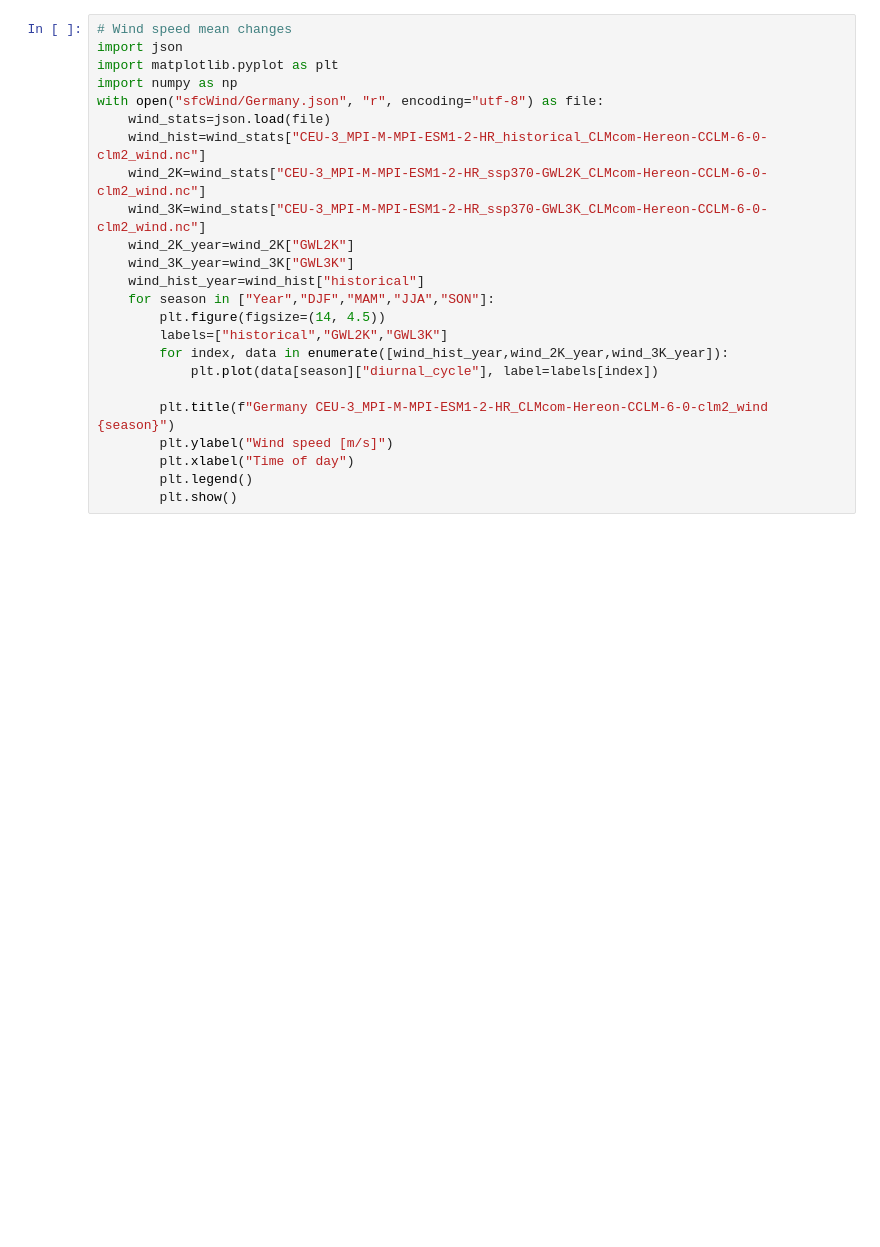
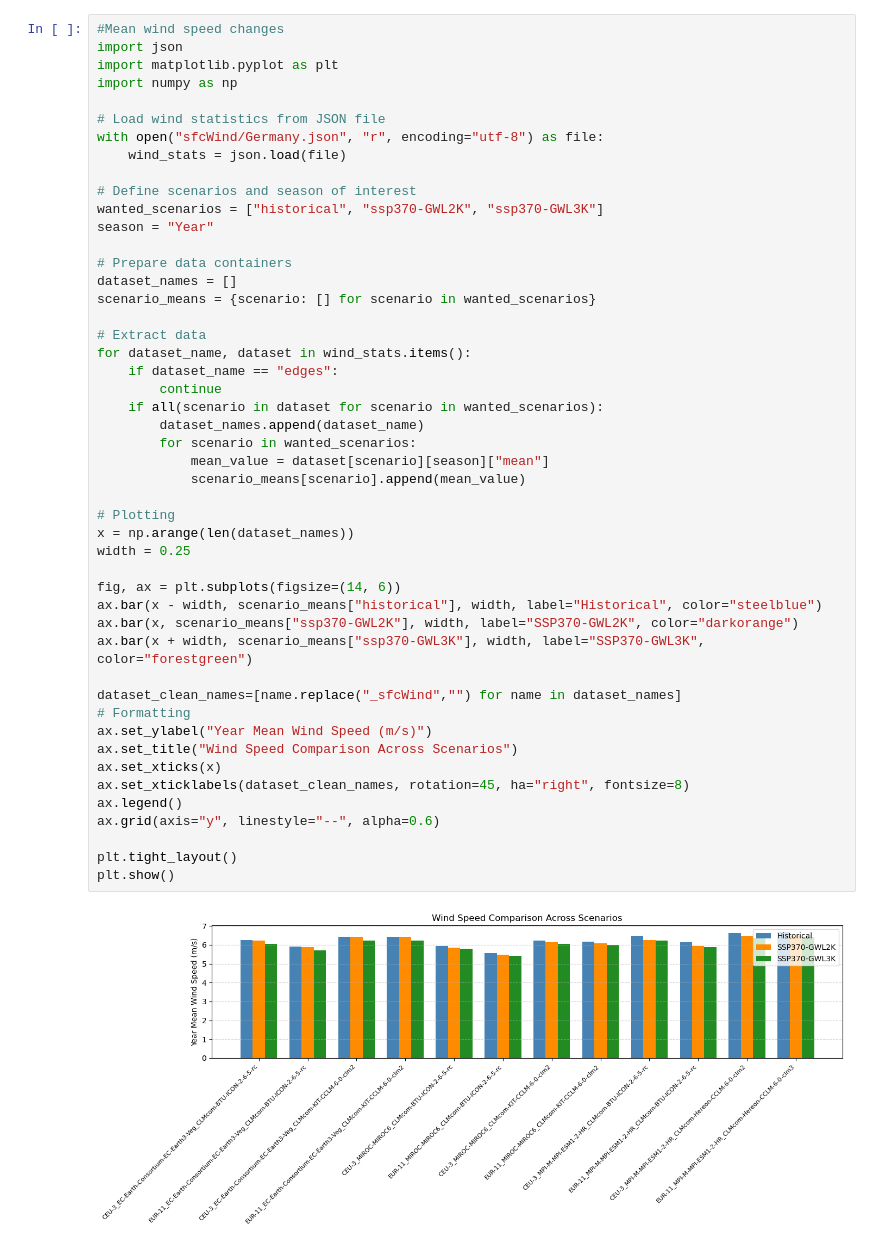
Before and after one commit to ATYslh/Dunkelflaute, a Jupyter notebook: Analysis_Scripts/visualization_wind.ipynb, the cells around one changed output. Drawn from its saved outputs; the diff is of its cells as text; blank space fills up the shorter version.

```diff
--- a/Analysis_Scripts/visualization_wind.ipynb
+++ b/Analysis_Scripts/visualization_wind.ipynb
@@ -237,24 +247,50 @@ plt.show()
-# %%
-# Wind speed mean changes
-import json
-import matplotlib.pyplot as plt
-import numpy as np
-with open("sfcWind/Germany.json", "r", encoding="utf-8") as file:
-    wind_stats=json.load(file)
-    wind_hist=wind_stats["CEU-3_MPI-M-MPI-ESM1-2-HR_historical_CLMcom-Hereon-CCLM-6-0-clm2_wind.nc"]
-    wind_2K=wind_stats["CEU-3_MPI-M-MPI-ESM1-2-HR_ssp370-GWL2K_CLMcom-Hereon-CCLM-6-0-clm2_wind.nc"]
-    wind_3K=wind_stats["CEU-3_MPI-M-MPI-ESM1-2-HR_ssp370-GWL3K_CLMcom-Hereon-CCLM-6-0-clm2_wind.nc"]
-    wind_2K_year=wind_2K["GWL2K"]
-    wind_3K_year=wind_3K["GWL3K"]
-    wind_hist_year=wind_hist["historical"]
-    for season in ["Year","DJF","MAM","JJA","SON"]:
-        plt.figure(figsize=(14, 4.5))
-        labels=["historical","GWL2K","GWL3K"]
-        for index, data in enumerate([wind_hist_year,wind_2K_year,wind_3K_year]):
-            plt.plot(data[season]["diurnal_cycle"], label=labels[index])
-
-        plt.title(f"Germany CEU-3_MPI-M-MPI-ESM1-2-HR_CLMcom-Hereon-CCLM-6-0-clm2_wind {season}")
-        plt.ylabel("Wind speed [m/s]")
-        plt.xlabel("Time of day")
-        plt.legend()
-        plt.show()
+# %%
+#Mean wind speed changes
+import json
+import matplotlib.pyplot as plt
+import numpy as np
+
+# Load wind statistics from JSON file
+with open("sfcWind/Germany.json", "r", encoding="utf-8") as file:
+    wind_stats = json.load(file)
+
+# Define scenarios and season of interest
+wanted_scenarios = ["historical", "ssp370-GWL2K", "ssp370-GWL3K"]
+season = "Year"
+
+# Prepare data containers
+dataset_names = []
+scenario_means = {scenario: [] for scenario in wanted_scenarios}
+
+# Extract data
+for dataset_name, dataset in wind_stats.items():
+    if dataset_name == "edges":
+        continue
+    if all(scenario in dataset for scenario in wanted_scenarios):
+        dataset_names.append(dataset_name)
+        for scenario in wanted_scenarios:
+            mean_value = dataset[scenario][season]["mean"]
+            scenario_means[scenario].append(mean_value)
+
+# Plotting
+x = np.arange(len(dataset_names))
+width = 0.25
+
+fig, ax = plt.subplots(figsize=(14, 6))
+ax.bar(x - width, scenario_means["historical"], width, label="Historical", color="steelblue")
+ax.bar(x, scenario_means["ssp370-GWL2K"], width, label="SSP370-GWL2K", color="darkorange")
+ax.bar(x + width, scenario_means["ssp370-GWL3K"], width, label="SSP370-GWL3K", color="forestgreen")
+
+dataset_clean_names=[name.replace("_sfcWind","") for name in dataset_names]
+# Formatting
+ax.set_ylabel("Year Mean Wind Speed (m/s)")
+ax.set_title("Wind Speed Comparison Across Scenarios")
+ax.set_xticks(x)
+ax.set_xticklabels(dataset_clean_names, rotation=45, ha="right", fontsize=8)
+ax.legend()
+ax.grid(axis="y", linestyle="--", alpha=0.6)
+
+plt.tight_layout()
+plt.show()
+# %% [output]
+[figure, added]
```
Also changed, not shown: parts of 5 cells of this notebook, 1 other file.
